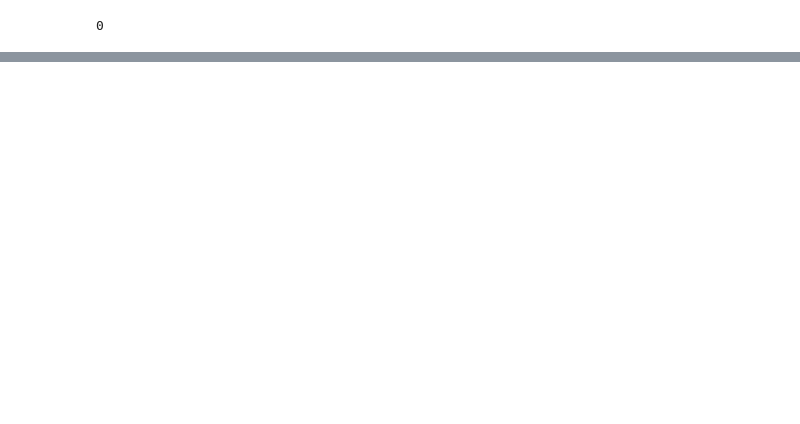
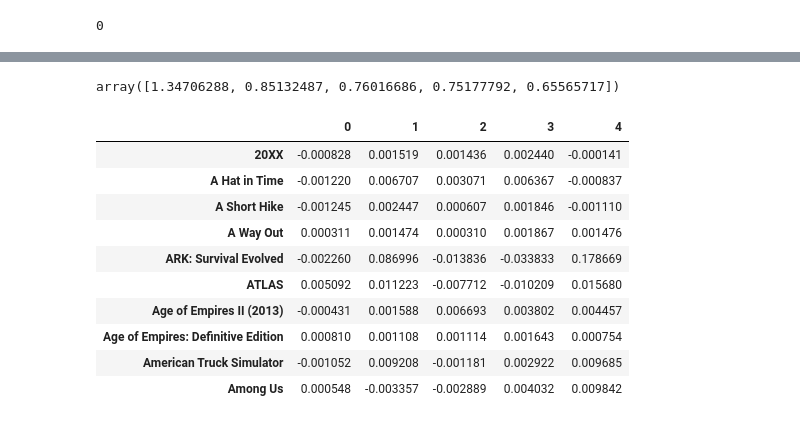
Before and after one commit to abduliante/game-reviews-sentiment-analysis, a Jupyter notebook: notebooks/03_Recommendation_system.ipynb, the cells around one changed output, grey strips where cells are left out. Cells and saved outputs as stored; diff of their text form; code cells hidden in the pictures; blank space fills up the shorter version.

```diff
--- a/notebooks/03_Recommendation_system.ipynb
+++ b/notebooks/03_Recommendation_system.ipynb
@@ -175,0 +236,2 @@ sum(user_game_mat_ratings["The Witcher 3: Wild Hunt"])
+# %%
+df = df.iloc[:100000,:]
@@ -175,0 +258,4 @@ sum(user_game_mat_ratings["The Witcher 3: Wild Hunt"])
+# %%
+pca = PCA(n_components=5)
+# %%
+pca.fit_transform(df)
@@ -175,0 +270,20 @@ sum(user_game_mat_ratings["The Witcher 3: Wild Hunt"])
+# %%
+pca.explained_variance_
+# %% [output]
+array([1.34706288, 0.85132487, 0.76016686, 0.75177792, 0.65565717])
+# %%
+game_genre_mat = pd.DataFrame(pca.components_, index=[i for i in range(0,5)], columns=pca.feature_names_in_).T
+# %%
+game_genre_mat.iloc[:10,:]
+# %% [output]
+|  | 0 | 1 | 2 | 3 | 4 |
+| 20XX | -0.000828 | 0.001519 | 0.001436 | 0.002440 | -0.000141 |
+| A Hat in Time | -0.001220 | 0.006707 | 0.003071 | 0.006367 | -0.000837 |
+| A Short Hike | -0.001245 | 0.002447 | 0.000607 | 0.001846 | -0.001110 |
+| A Way Out | 0.000311 | 0.001474 | 0.000310 | 0.001867 | 0.001476 |
+| ARK: Survival Evolved | -0.002260 | 0.086996 | -0.013836 | -0.033833 | 0.178669 |
+| ATLAS | 0.005092 | 0.011223 | -0.007712 | -0.010209 | 0.015680 |
+| Age of Empires II (2013) | -0.000431 | 0.001588 | 0.006693 | 0.003802 | 0.004457 |
+| Age of Empires: Definitive Edition | 0.000810 | 0.001108 | 0.001114 | 0.001643 | 0.000754 |
+| American Truck Simulator | -0.001052 | 0.009208 | -0.001181 | 0.002922 | 0.009685 |
+| Among Us | 0.000548 | -0.003357 | -0.002889 | 0.004032 | 0.009842 |
```
Also changed, not shown: parts of 28 cells of this notebook.
